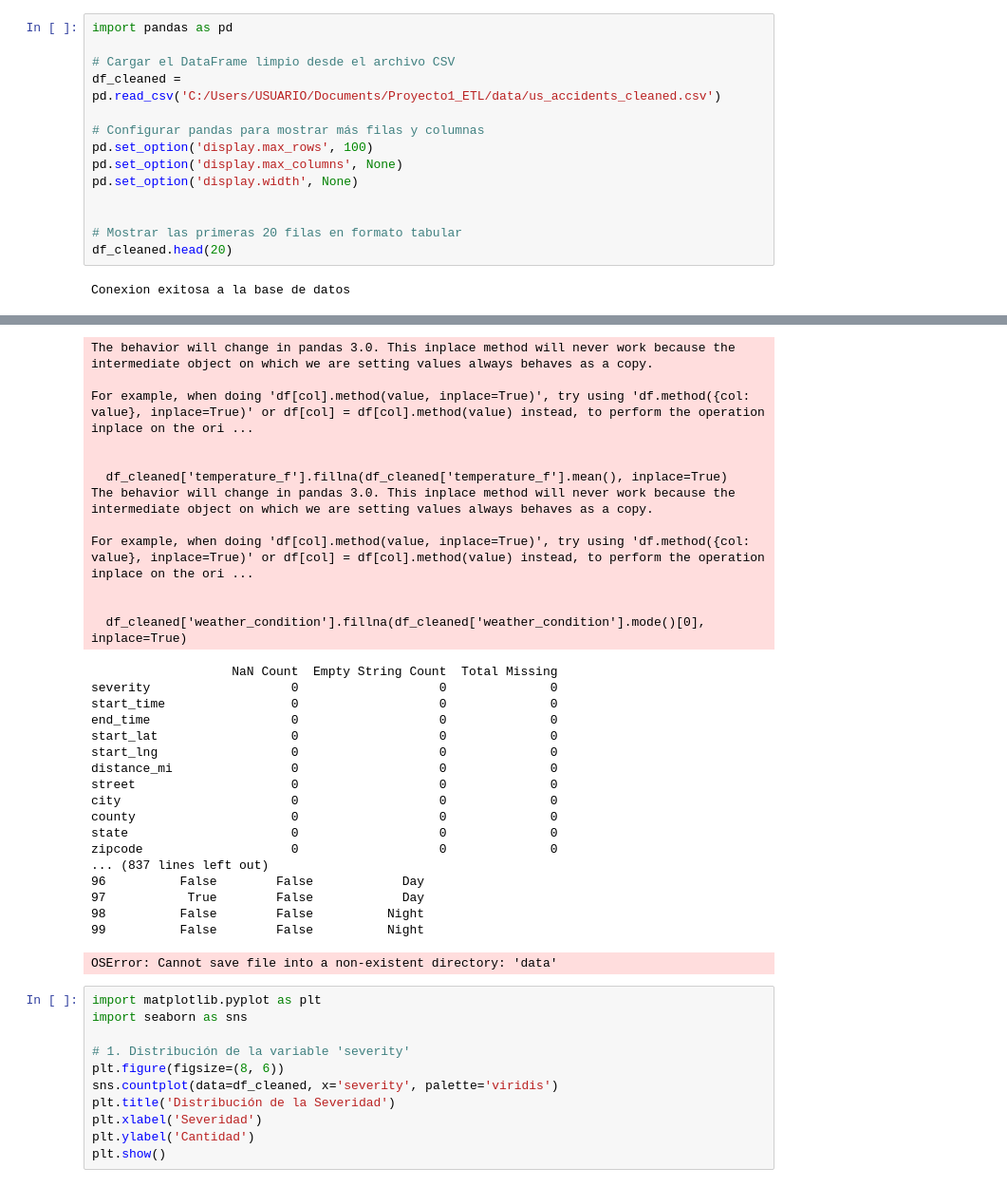
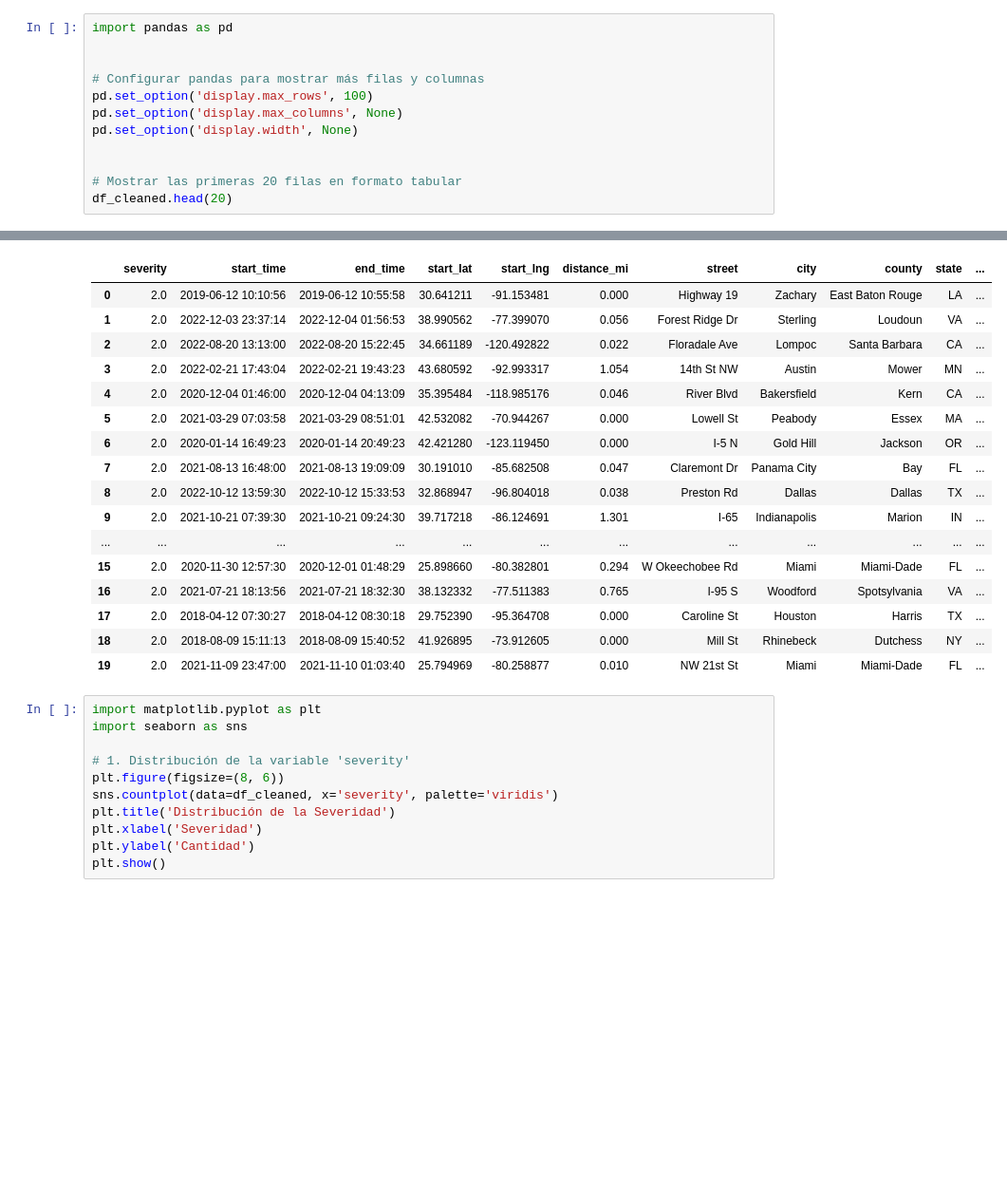
Before and after one commit to willyoung21/Accidents_usa, a Jupyter notebook: Notebooks/visualizations.ipynb, the cells around one changed output, grey strips where cells are left out. Shown: that part at 95% size. Saved outputs shown, nothing was run; the diff lists cells and outputs as text; blank space fills up the shorter version.

```diff
--- a/Notebooks/visualizations.ipynb
+++ b/Notebooks/visualizations.ipynb
@@ -16,8 +37,6 @@ df = pd.read_sql_query(query, conn)
 # %%
 import pandas as pd
 
-# Cargar el DataFrame limpio desde el archivo CSV
-df_cleaned = pd.read_csv('C:/Users/USUARIO/Documents/Proyecto1_ETL/data/us_accidents_cleaned.csv')
 
 # Configurar pandas para mostrar más filas y columnas
 pd.set_option('display.max_rows', 100)
@@ -28,4 +47,3 @@ pd.set_option('display.width', None)
 # Mostrar las primeras 20 filas en formato tabular
 df_cleaned.head(20)
 # %% [output]
-Conexion exitosa a la base de datos
@@ -49,33 +50,20 @@ Conexion exitosa a la base de datos
-The behavior will change in pandas 3.0. This inplace method will never work because the intermediate object on which we are setting values always behaves as a copy.
-
-For example, when doing 'df[col].method(value, inplace=True)', try using 'df.method({col: value}, inplace=True)' or df[col] = df[col].method(value) instead, to perform the operation inplace on the ori ...
-
-
-  df_cleaned['temperature_f'].fillna(df_cleaned['temperature_f'].mean(), inplace=True)
-The behavior will change in pandas 3.0. This inplace method will never work because the intermediate object on which we are setting values always behaves as a copy.
-
-For example, when doing 'df[col].method(value, inplace=True)', try using 'df.method({col: value}, inplace=True)' or df[col] = df[col].method(value) instead, to perform the operation inplace on the ori ...
-
-
-  df_cleaned['weather_condition'].fillna(df_cleaned['weather_condition'].mode()[0], inplace=True)
-                   NaN Count  Empty String Count  Total Missing
-severity                   0                   0              0
-start_time                 0                   0              0
-end_time                   0                   0              0
-start_lat                  0                   0              0
-start_lng                  0                   0              0
-distance_mi                0                   0              0
-street                     0                   0              0
-city                       0                   0              0
-county                     0                   0              0
-state                      0                   0              0
-zipcode                    0                   0              0
-... (837 lines left out)
-96          False        False            Day
-97           True        False            Day
-98          False        False          Night
-99          False        False          Night
-OSError: Cannot save file into a non-existent directory: 'data'
+|  | severity | start_time | end_time | start_lat | start_lng | distance_mi | street | city | county | state | ... |
+| 0 | 2.0 | 2019-06-12 10:10:56 | 2019-06-12 10:55:58 | 30.641211 | -91.153481 | 0.000 | Highway 19 | Zachary | East Baton Rouge | LA | ... |
+| 1 | 2.0 | 2022-12-03 23:37:14 | 2022-12-04 01:56:53 | 38.990562 | -77.399070 | 0.056 | Forest Ridge Dr | Sterling | Loudoun | VA | ... |
+| 2 | 2.0 | 2022-08-20 13:13:00 | 2022-08-20 15:22:45 | 34.661189 | -120.492822 | 0.022 | Floradale Ave | Lompoc | Santa Barbara | CA | ... |
+| 3 | 2.0 | 2022-02-21 17:43:04 | 2022-02-21 19:43:23 | 43.680592 | -92.993317 | 1.054 | 14th St NW | Austin | Mower | MN | ... |
+| 4 | 2.0 | 2020-12-04 01:46:00 | 2020-12-04 04:13:09 | 35.395484 | -118.985176 | 0.046 | River Blvd | Bakersfield | Kern | CA | ... |
+| 5 | 2.0 | 2021-03-29 07:03:58 | 2021-03-29 08:51:01 | 42.532082 | -70.944267 | 0.000 | Lowell St | Peabody | Essex | MA | ... |
+| 6 | 2.0 | 2020-01-14 16:49:23 | 2020-01-14 20:49:23 | 42.421280 | -123.119450 | 0.000 | I-5 N | Gold Hill | Jackson | OR | ... |
+| 7 | 2.0 | 2021-08-13 16:48:00 | 2021-08-13 19:09:09 | 30.191010 | -85.682508 | 0.047 | Claremont Dr | Panama City | Bay | FL | ... |
+| 8 | 2.0 | 2022-10-12 13:59:30 | 2022-10-12 15:33:53 | 32.868947 | -96.804018 | 0.038 | Preston Rd | Dallas | Dallas | TX | ... |
+| 9 | 2.0 | 2021-10-21 07:39:30 | 2021-10-21 09:24:30 | 39.717218 | -86.124691 | 1.301 | I-65 | Indianapolis | Marion | IN | ... |
+| ... | ... | ... | ... | ... | ... | ... | ... | ... | ... | ... | ... |
+| 15 | 2.0 | 2020-11-30 12:57:30 | 2020-12-01 01:48:29 | 25.898660 | -80.382801 | 0.294 | W Okeechobee Rd | Miami | Miami-Dade | FL | ... |
+| 16 | 2.0 | 2021-07-21 18:13:56 | 2021-07-21 18:32:30 | 38.132332 | -77.511383 | 0.765 | I-95 S | Woodford | Spotsylvania | VA | ... |
+| 17 | 2.0 | 2018-04-12 07:30:27 | 2018-04-12 08:30:18 | 29.752390 | -95.364708 | 0.000 | Caroline St | Houston | Harris | TX | ... |
+| 18 | 2.0 | 2018-08-09 15:11:13 | 2018-08-09 15:40:52 | 41.926895 | -73.912605 | 0.000 | Mill St | Rhinebeck | Dutchess | NY | ... |
+| 19 | 2.0 | 2021-11-09 23:47:00 | 2021-11-10 01:03:40 | 25.794969 | -80.258877 | 0.010 | NW 21st St | Miami | Miami-Dade | FL | ... |
 # %%
 import matplotlib.pyplot as plt
 import seaborn as sns
```
Also changed, not shown: parts of 4 cells of this notebook, 1 other file.
